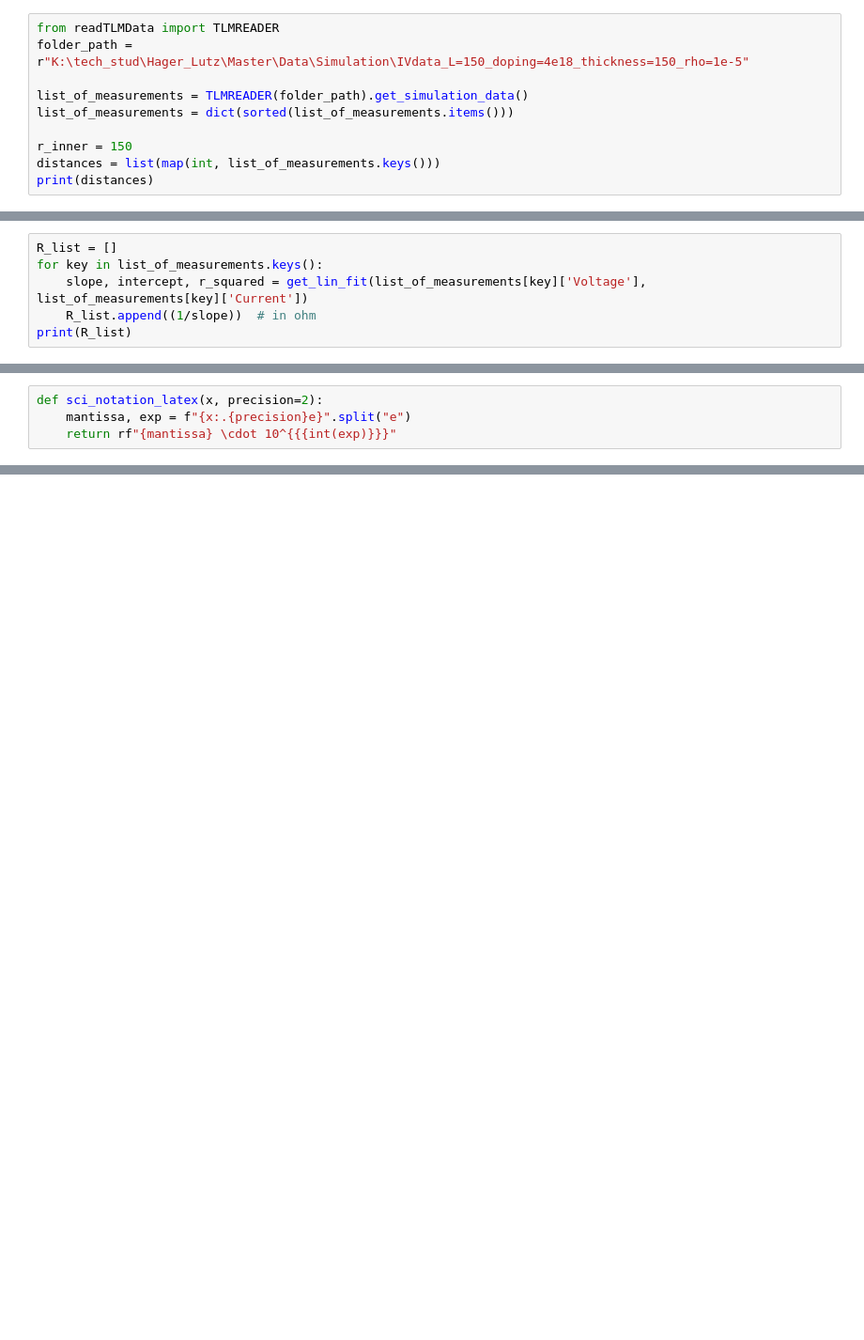
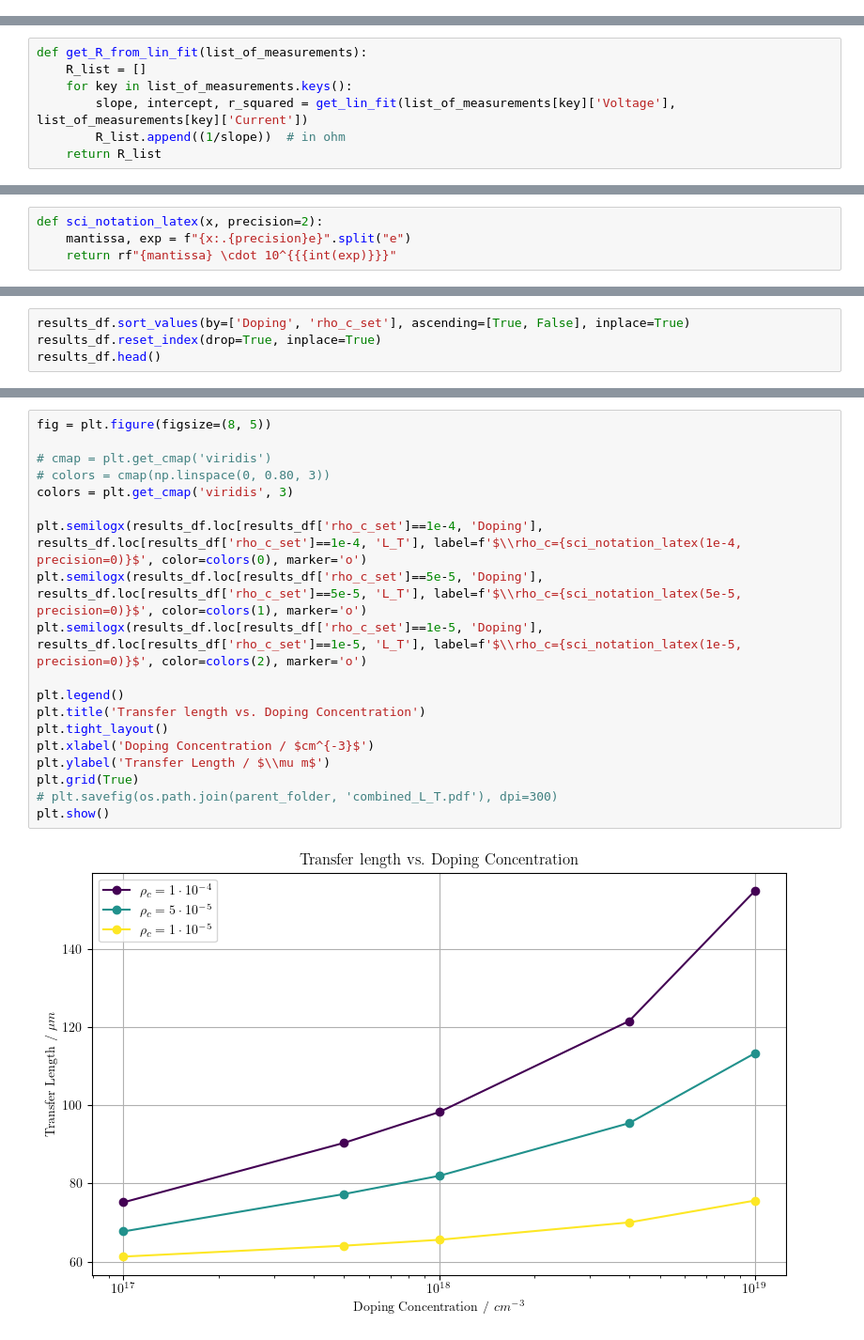
Before and after one commit to XXLutz13/Master_data, a Jupyter notebook: TLM-CTLM/cTLM_simulation_data.ipynb, the cells around one changed output, grey strips where cells are left out. Shown at 94% size. Cells and saved outputs as stored; diff of their text form; blank space fills up the shorter version.

Commit message:
plotting simulation

```diff
--- a/TLM-CTLM/cTLM_simulation_data.ipynb
+++ b/TLM-CTLM/cTLM_simulation_data.ipynb
@@ -18,13 +18,3 @@ plt.rcParams.update({
     "text.usetex": True,                    # render text via LaTeX
     "text.latex.preamble": r"\usepackage{amssymb}"
 })
-# %%
-from readTLMData import TLMREADER
-folder_path = r"K:\tech_stud\Hager_Lutz\Master\Data\Simulation\IVdata_L=150_doping=4e18_thickness=150_rho=1e-5"
-
-list_of_measurements = TLMREADER(folder_path).get_simulation_data()
-list_of_measurements = dict(sorted(list_of_measurements.items()))
-
-r_inner = 150
-distances = list(map(int, list_of_measurements.keys()))
-print(distances)
@@ -56,8 +43,9 @@ def get_lin_fit(x, y):
 
     return slope, intercept, r_squared
 # %%
-R_list = []
-for key in list_of_measurements.keys():
-    slope, intercept, r_squared = get_lin_fit(list_of_measurements[key]['Voltage'], list_of_measurements[key]['Current'])
-    R_list.append((1/slope))  # in ohm
-print(R_list)
+def get_R_from_lin_fit(list_of_measurements):
+    R_list = []
+    for key in list_of_measurements.keys():
+        slope, intercept, r_squared = get_lin_fit(list_of_measurements[key]['Voltage'], list_of_measurements[key]['Current'])
+        R_list.append((1/slope))  # in ohm
+    return R_list
@@ -145,0 +174,4 @@ plt.show()
+# %%
+results_df.sort_values(by=['Doping', 'rho_c_set'], ascending=[True, False], inplace=True)
+results_df.reset_index(drop=True, inplace=True)
+results_df.head()
@@ -145,0 +185,21 @@ plt.show()
+# %%
+fig = plt.figure(figsize=(8, 5))
+
+# cmap = plt.get_cmap('viridis')
+# colors = cmap(np.linspace(0, 0.80, 3))
+colors = plt.get_cmap('viridis', 3)
+
+plt.semilogx(results_df.loc[results_df['rho_c_set']==1e-4, 'Doping'], results_df.loc[results_df['rho_c_set']==1e-4, 'L_T'], label=f'$\\rho_c={sci_notation_latex(1e-4, precision=0)}$', color=colors(0), marker='o')
+plt.semilogx(results_df.loc[results_df['rho_c_set']==5e-5, 'Doping'], results_df.loc[results_df['rho_c_set']==5e-5, 'L_T'], label=f'$\\rho_c={sci_notation_latex(5e-5, precision=0)}$', color=colors(1), marker='o')
+plt.semilogx(results_df.loc[results_df['rho_c_set']==1e-5, 'Doping'], results_df.loc[results_df['rho_c_set']==1e-5, 'L_T'], label=f'$\\rho_c={sci_notation_latex(1e-5, precision=0)}$', color=colors(2), marker='o')
+
+plt.legend()
+plt.title('Transfer length vs. Doping Concentration')
+plt.tight_layout()
+plt.xlabel('Doping Concentration / $cm^{-3}$')
+plt.ylabel('Transfer Length / $\\mu m$')
+plt.grid(True)
+# plt.savefig(os.path.join(parent_folder, 'combined_L_T.pdf'), dpi=300)
+plt.show()
+# %% [output]
+[figure, added]
```
Also changed, not shown: parts of 10 cells of this notebook.
